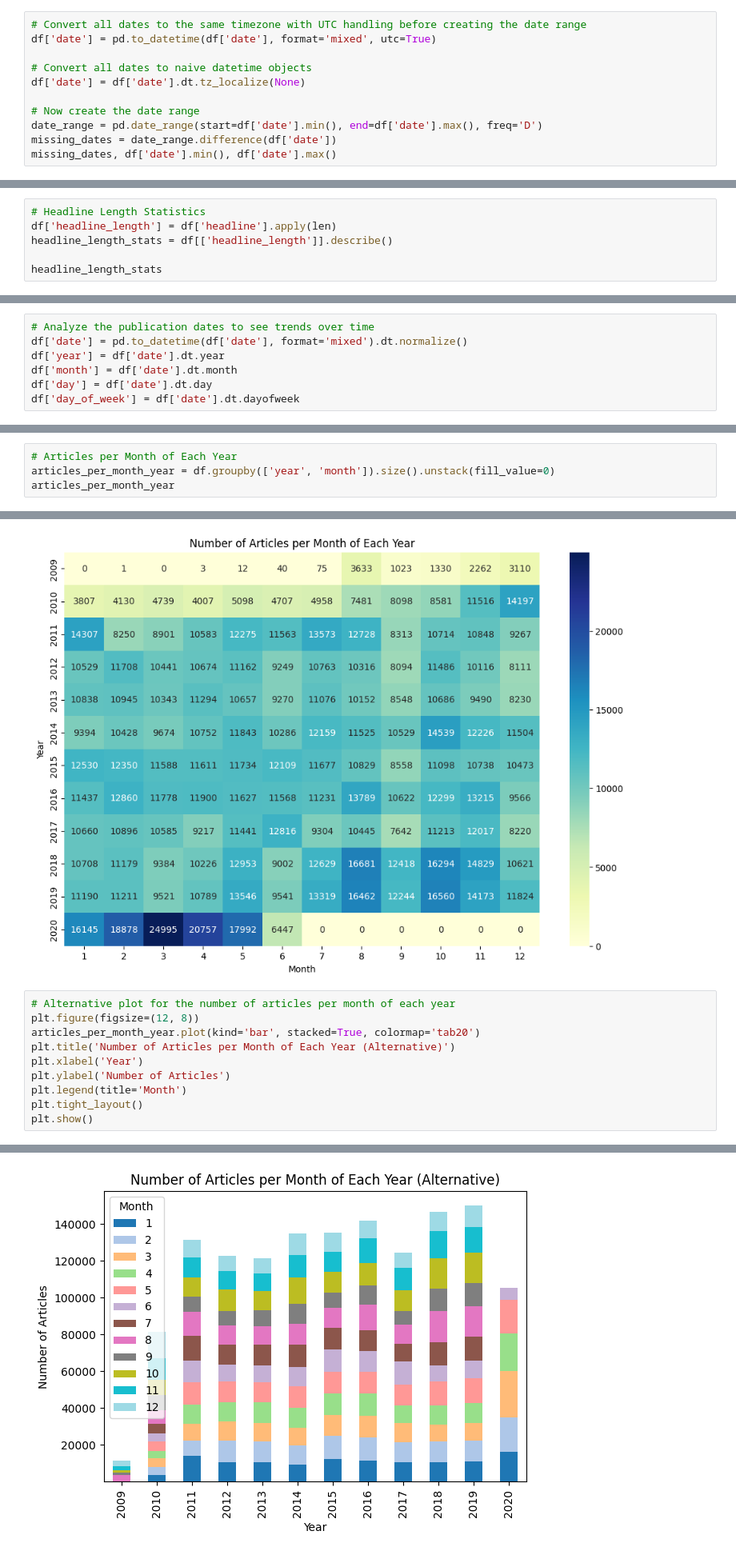
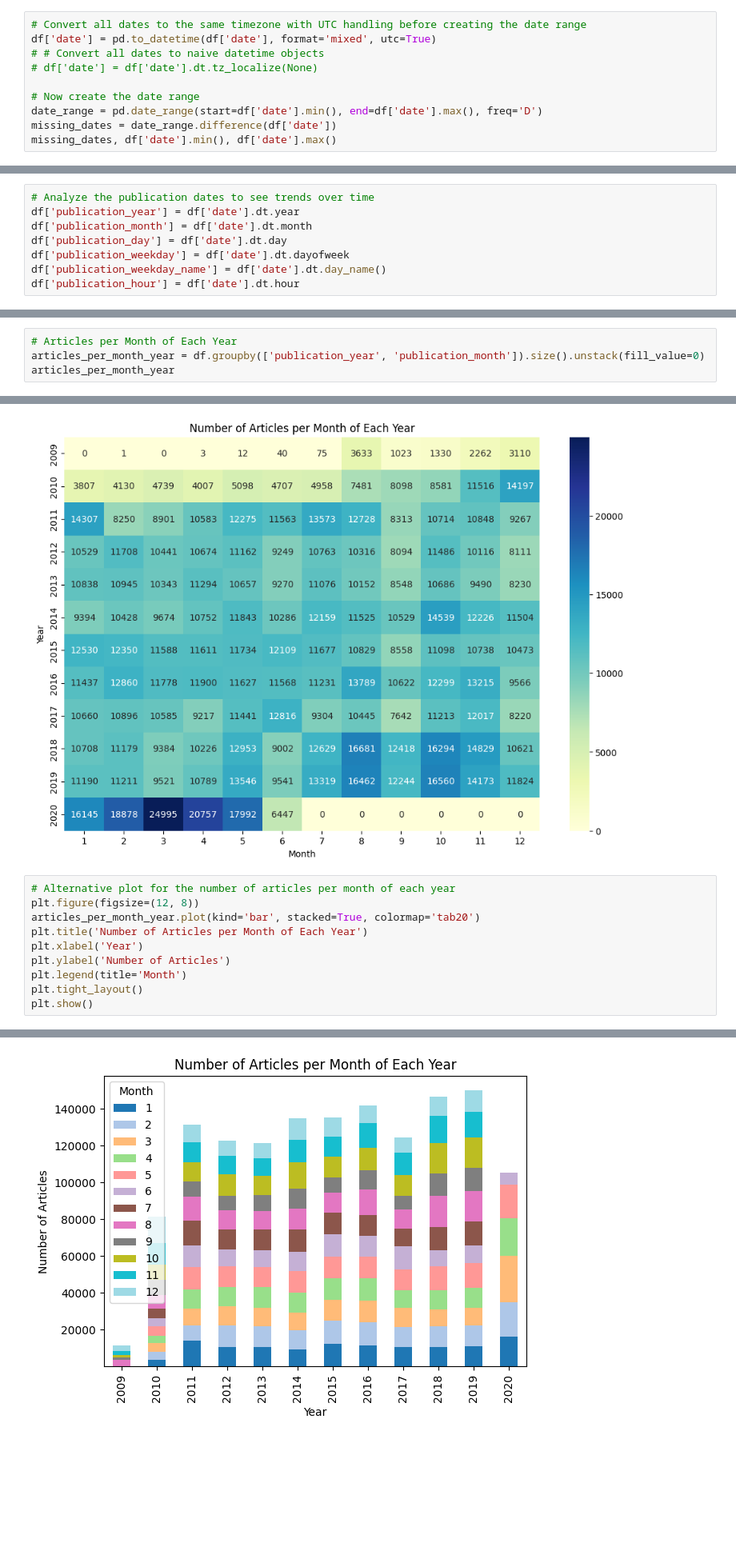
Before and after one commit to Khayo-7/10Academy-Kifiya-Week-1, a Jupyter notebook: notebooks/analyst_ratings_EDA.ipynb, the cells around one changed output, grey strips where cells are left out. Shown at 80% size. Saved outputs shown, nothing was run; the diff lists cells and outputs as text; blank space fills up the shorter version.

```diff
--- a/notebooks/analyst_ratings_EDA.ipynb
+++ b/notebooks/analyst_ratings_EDA.ipynb
@@ -213,9 +189,8 @@ np.int64(242)
 # %%
 # Convert all dates to the same timezone with UTC handling before creating the date range
 df['date'] = pd.to_datetime(df['date'], format='mixed', utc=True)
-
-# Convert all dates to naive datetime objects
-df['date'] = df['date'].dt.tz_localize(None)
+# # Convert all dates to naive datetime objects
+# df['date'] = df['date'].dt.tz_localize(None)
 
 # Now create the date range
 date_range = pd.date_range(start=df['date'].min(), end=df['date'].max(), freq='D')
@@ -254,6 +213,0 @@ df['headline'].apply(len).min(), df['headline'].apply(len).max()
-# %%
-# Headline Length Statistics
-df['headline_length'] = df['headline'].apply(len)
-headline_length_stats = df[['headline_length']].describe()
-
-headline_length_stats
@@ -270,9 +214,10 @@ headline_length_stats
 # %%
 # Analyze the publication dates to see trends over time
-df['date'] = pd.to_datetime(df['date'], format='mixed').dt.normalize()
-df['year'] = df['date'].dt.year
-df['month'] = df['date'].dt.month
-df['day'] = df['date'].dt.day
-df['day_of_week'] = df['date'].dt.dayofweek
+df['publication_year'] = df['date'].dt.year
+df['publication_month'] = df['date'].dt.month
+df['publication_day'] = df['date'].dt.day
+df['publication_weekday'] = df['date'].dt.dayofweek
+df['publication_weekday_name'] = df['date'].dt.day_name()
+df['publication_hour'] = df['date'].dt.hour
 # %%
 # Articles per Year
@@ -362,5 +357,5 @@ plt.show()
 # %%
 # Articles per Month of Each Year
-articles_per_month_year = df.groupby(['year', 'month']).size().unstack(fill_value=0)
+articles_per_month_year = df.groupby(['publication_year', 'publication_month']).size().unstack(fill_value=0)
 articles_per_month_year
 # %% [output]
@@ -391,16 +386,16 @@ plt.show()
 # %%
 # Alternative plot for the number of articles per month of each year
 plt.figure(figsize=(12, 8))
 articles_per_month_year.plot(kind='bar', stacked=True, colormap='tab20')
-plt.title('Number of Articles per Month of Each Year (Alternative)')
+plt.title('Number of Articles per Month of Each Year')
 plt.xlabel('Year')
 plt.ylabel('Number of Articles')
 plt.legend(title='Month')
 plt.tight_layout()
 plt.show()
 # %% [output]
 <Figure size 1200x800 with 0 Axes>
-[figure, old version]
+[figure, new version]
 # %%
 # Another alternative figure for the above
 plt.figure(figsize=(12, 6))
```
Also changed, not shown: parts of 57 cells of this notebook, 12 other files.
